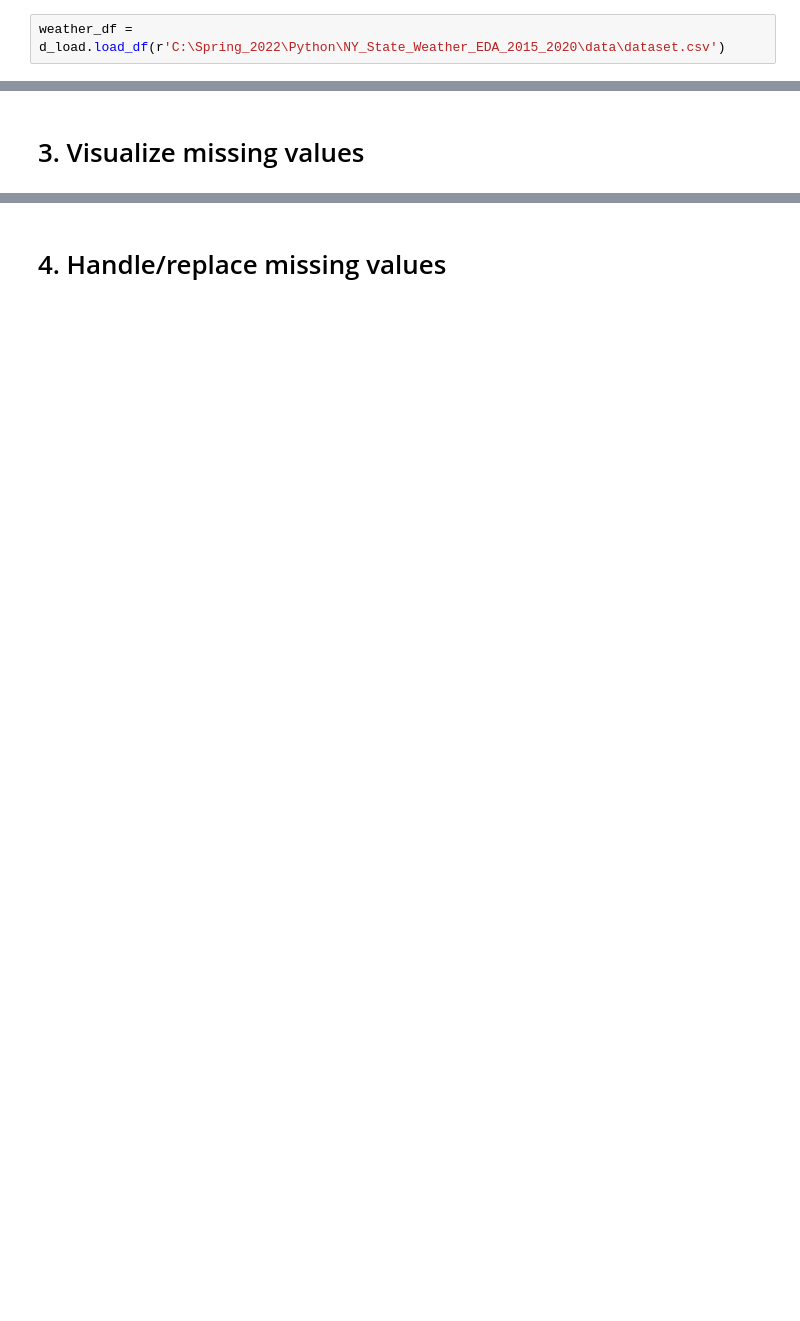
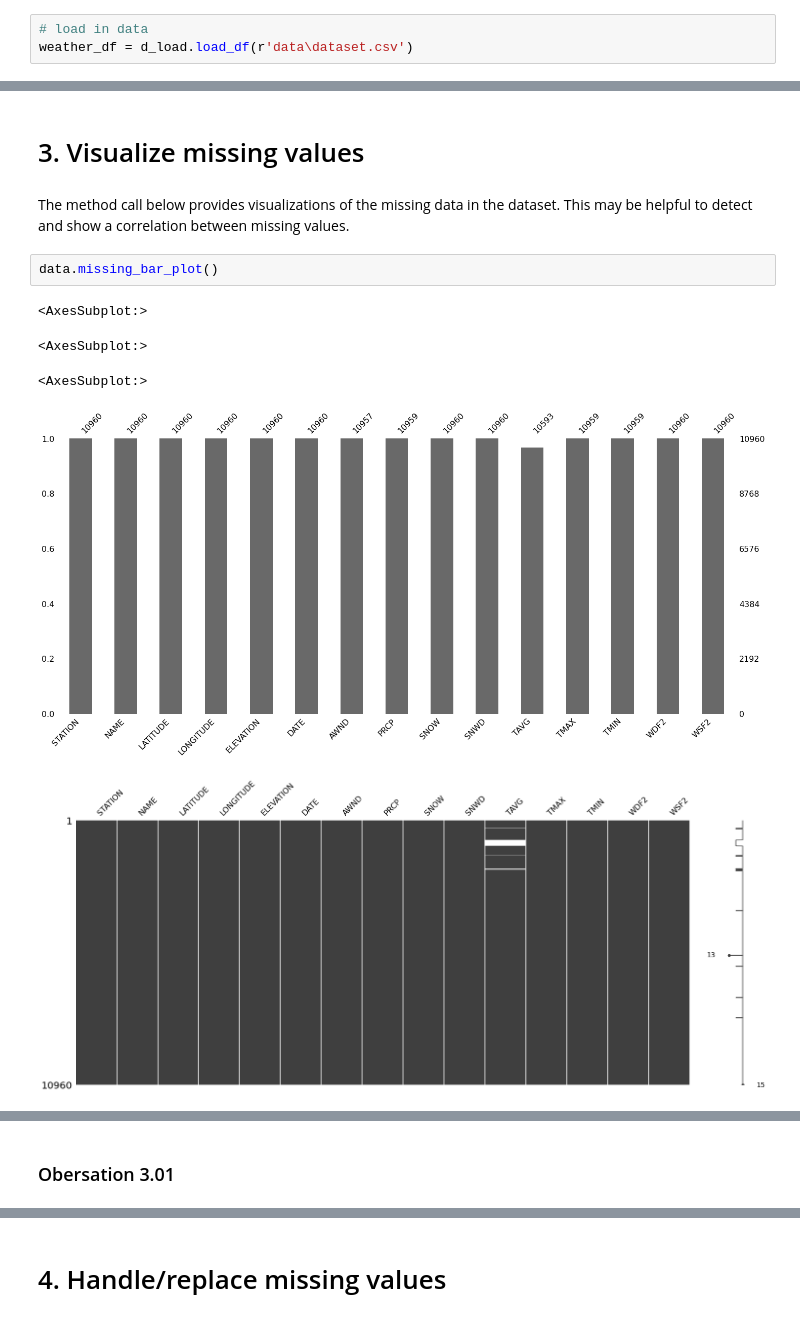
Before and after one commit to Alex-Kamenev/Weather_Data_EDA_2015_2020, a Jupyter notebook: Weather_Project.ipynb, the cells around one changed output, grey strips where cells are left out. Cells and saved outputs as stored; diff of their text form; blank space fills up the shorter version.

Commit message:
implement up to section 5, start plots section

```diff
--- a/Weather_Project.ipynb
+++ b/Weather_Project.ipynb
@@ -13,4 +38,5 @@ import edapy.load_data as d_load
 # %% [markdown]
 ### Load data
 # %%
-weather_df = d_load.load_df(r'C:\Spring_2022\Python\NY_State_Weather_EDA_2015_2020\data\dataset.csv')
+# load in data
+weather_df = d_load.load_df(r'data\dataset.csv')
@@ -46,2 +191,12 @@ dtype: int64
 # %% [markdown]
 # 3. Visualize missing values
+# %% [markdown]
+The method call below provides visualizations of the missing data in the dataset. This may be helpful to detect and show a correlation between missing values.
+# %%
+data.missing_bar_plot()
+# %% [output]
+<AxesSubplot:>
+<AxesSubplot:>
+<AxesSubplot:>
+[figure, added]
+[figure, added]
@@ -47,0 +204,2 @@ dtype: int64
+# %% [markdown]
+### Obersation 3.01
```
Also changed, not shown: parts of 36 cells of this notebook, 2 other files.
